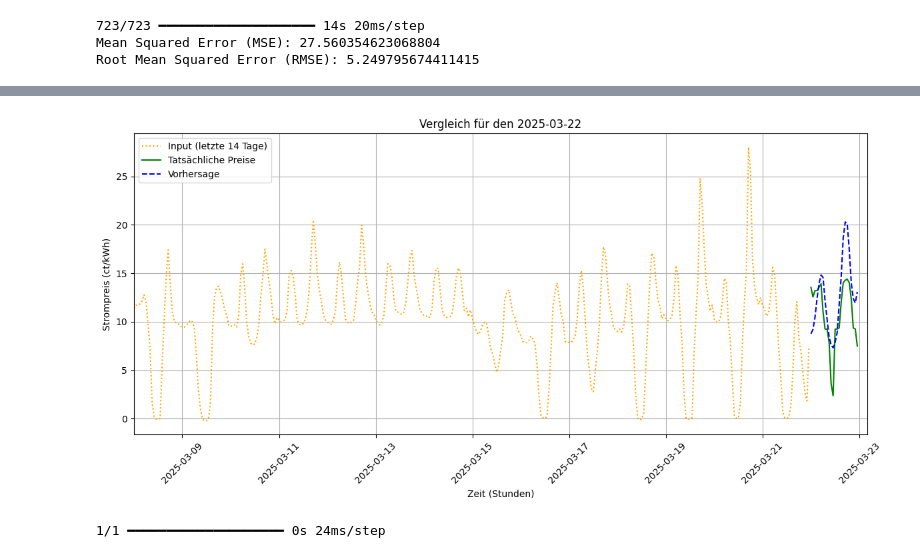
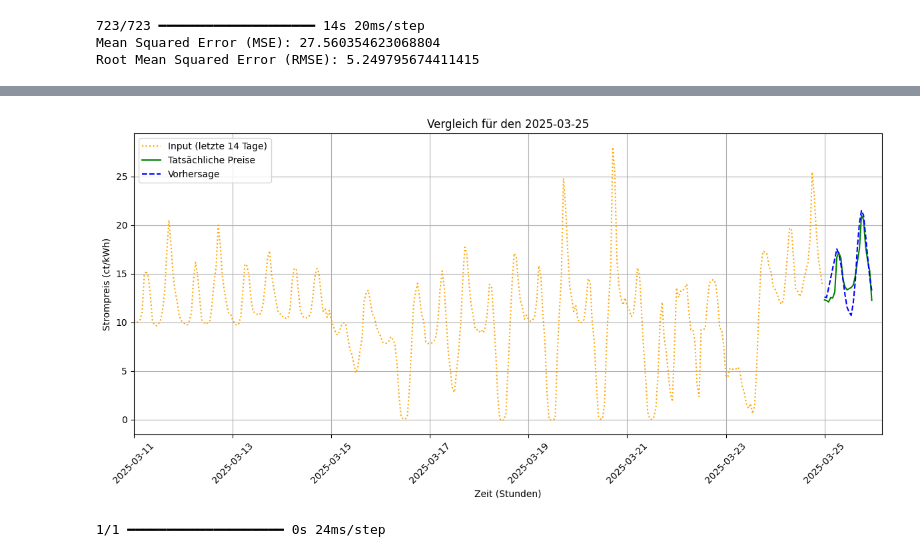
Before and after one commit to DarBr/BI-Steel-Project, a Jupyter notebook: machine_learning/model.ipynb, the cells around one changed output, grey strips where cells are left out. Saved outputs shown, nothing was run; the diff lists cells and outputs as text; code cells hidden in the pictures.

```diff
--- a/machine_learning/model.ipynb
+++ b/machine_learning/model.ipynb
@@ -368,7 +366,7 @@ import pandas as pd
 from datetime import timedelta
 
 # Gewählter Tag und Vorbereitung der Daten
-chosen_date = '2025-03-22'
+chosen_date = '2025-03-25'
 start_date_input = pd.to_datetime(chosen_date) - timedelta(days=14)  # Startdatum 14 Tage vorher
 
 # Tatsächliche Preise des gewählten Tages
@@ -425,4 +423,4 @@ plt.show()
-[figure, old version]
+[figure, new version]
 # %%
 import numpy as np
 import matplotlib.pyplot as plt
```
Also changed, not shown: parts of 3 cells of this notebook, 7 other files.
